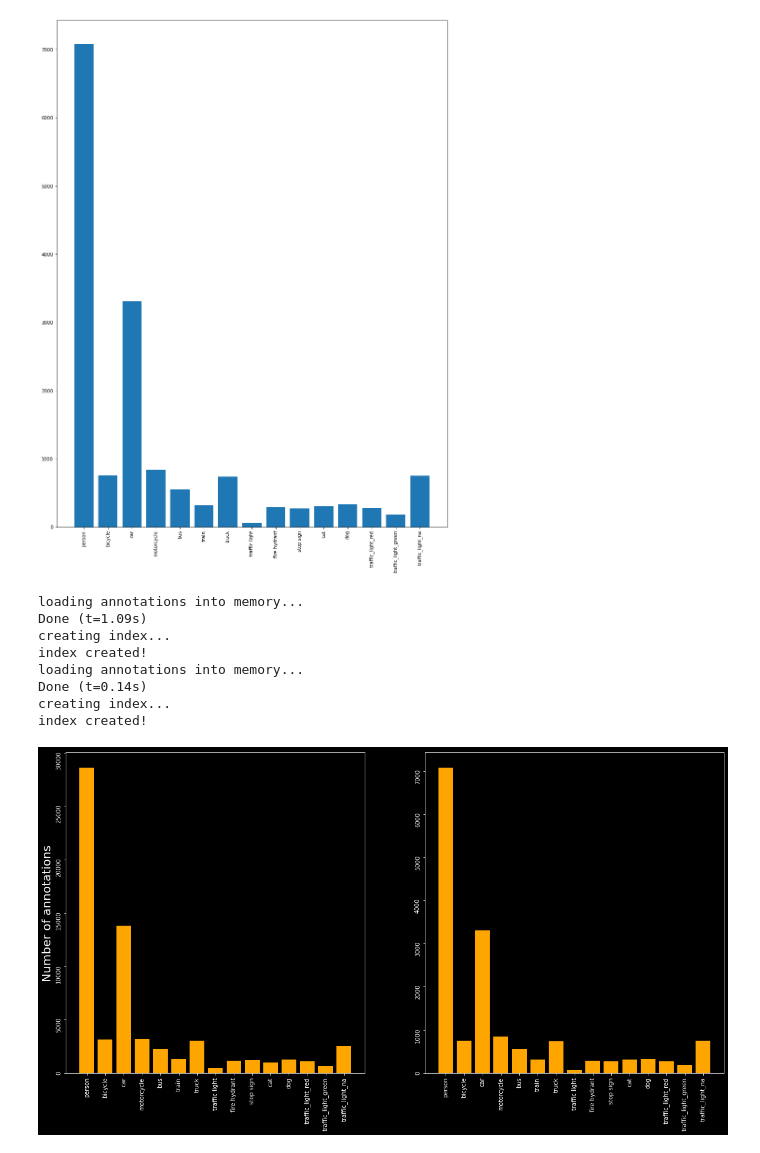
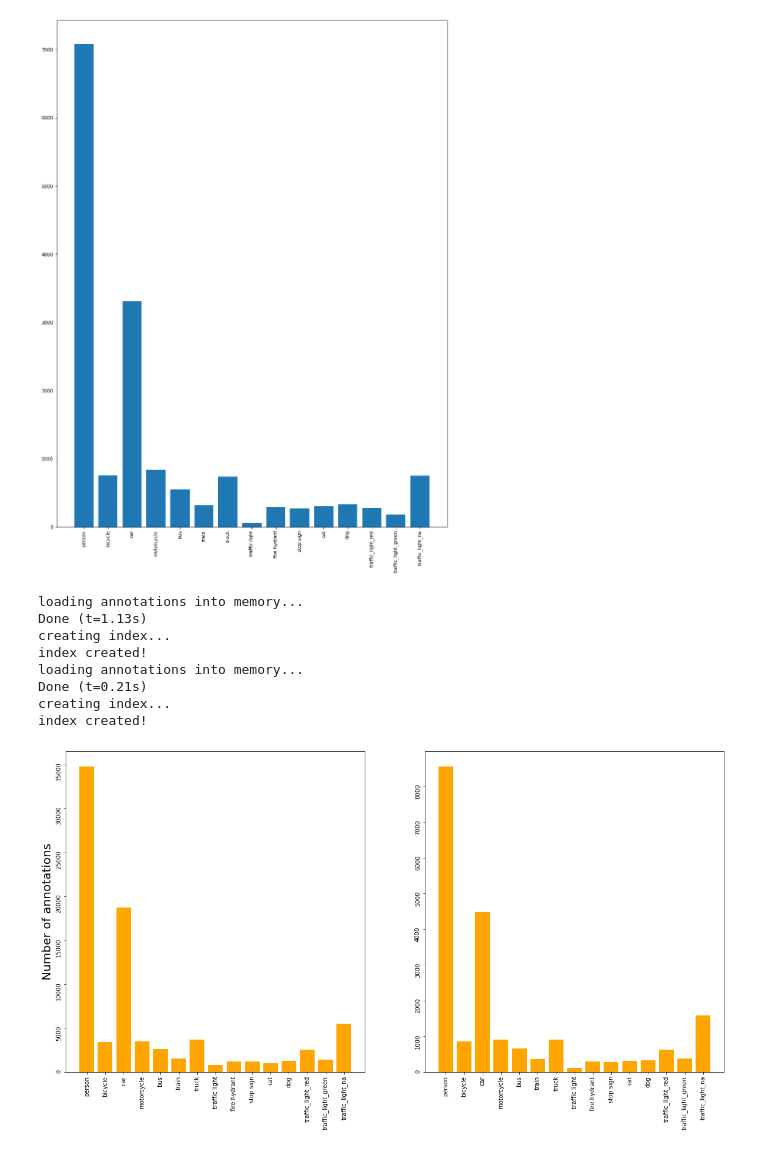
Before and after one commit to daved01/cocoTraffic, a Jupyter notebook: api/dataset_plots.ipynb, the cells around one changed output. Cells and saved outputs as stored; diff of their text form; code cells hidden in the pictures.

Commit message:
Added remaining traffic lights

```diff
--- a/api/dataset_plots.ipynb
+++ b/api/dataset_plots.ipynb
@@ -162,31 +162,31 @@ creating index...
 index created!
 [figure]
 # %%
-anns_train, cat_names_train = get_data("instances_trainTrafficRelabelled.json")
-anns_val, cat_names_val = get_data("instances_valTrafficRelabelled.json")
+anns_train, cat_names_train = get_data("instances_trainTraffic.json")
+anns_val, cat_names_val = get_data("instances_valTraffic.json")
 
 names_train, num_vals_train = plot_dataset(anns_train, cat_names_train)
 names_val, num_vals_val = plot_dataset(anns_val, cat_names_val)
 # %% [output]
 loading annotations into memory...
-Done (t=1.09s)
+Done (t=1.13s)
 creating index...
 index created!
 loading annotations into memory...
-Done (t=0.14s)
+Done (t=0.21s)
 creating index...
 index created!
 # %%
-plt.style.use('dark_background')
+#plt.style.use('dark_background')
 
 fig, (ax1, ax2) = plt.subplots(1, 2)
 
 #fig.suptitle("Traffic dataset", color="white")
 ax1.bar(names_train, num_vals_train, color="orange")
 ax1.tick_params(labelrotation=90)
-ax1.set_ylabel("Number of annotations", fontsize='20', color="white")
+ax1.set_ylabel("Number of annotations", fontsize='20', color="black")
 ax2.bar(names_val, num_vals_val, color="orange")
 ax2.tick_params(labelrotation=90)
 fig.savefig("Dataset.png", transparent=True)
 # %% [output]
-[figure, old version]
+[figure, new version]
```
Also changed, not shown: parts of 1 cell of this notebook, 10 other files.
